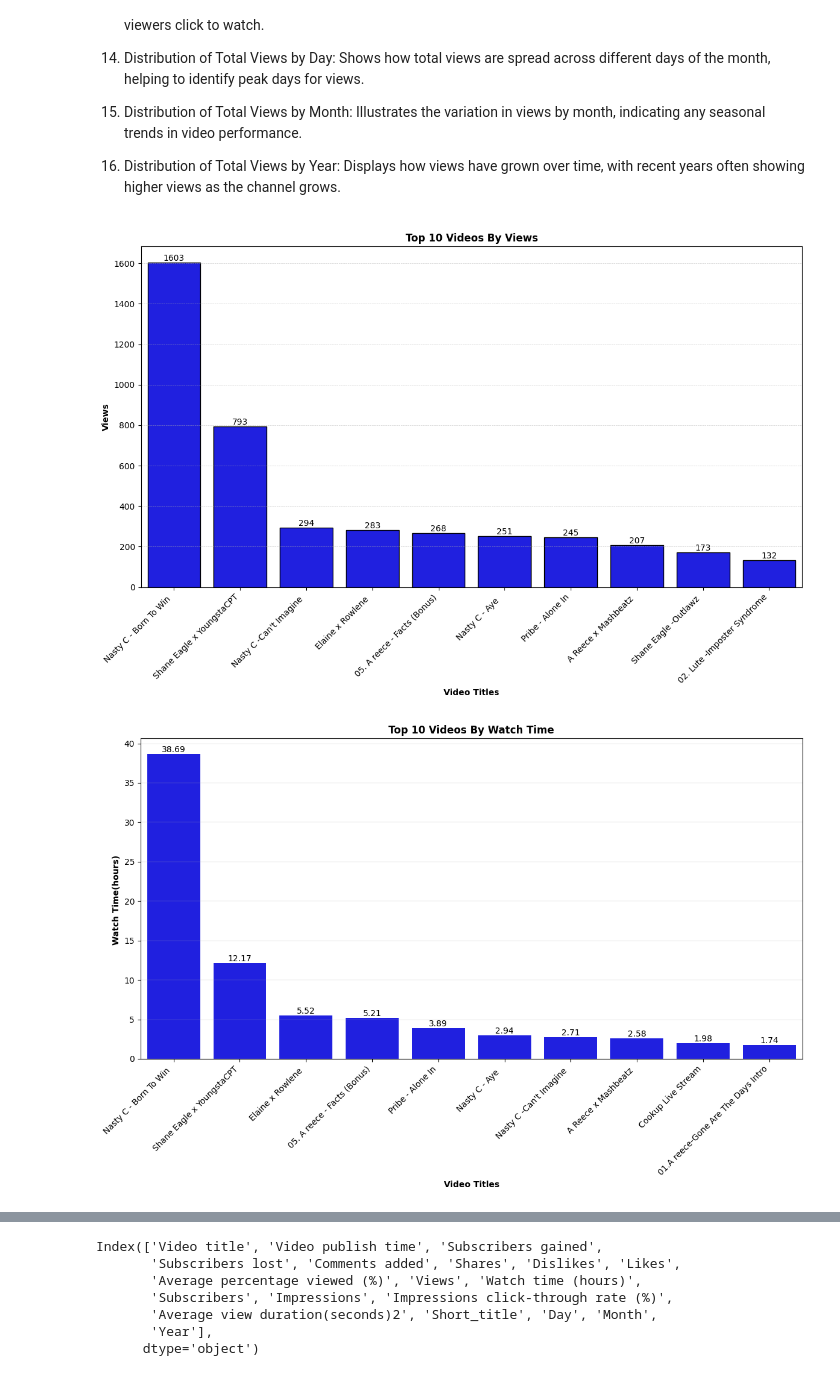
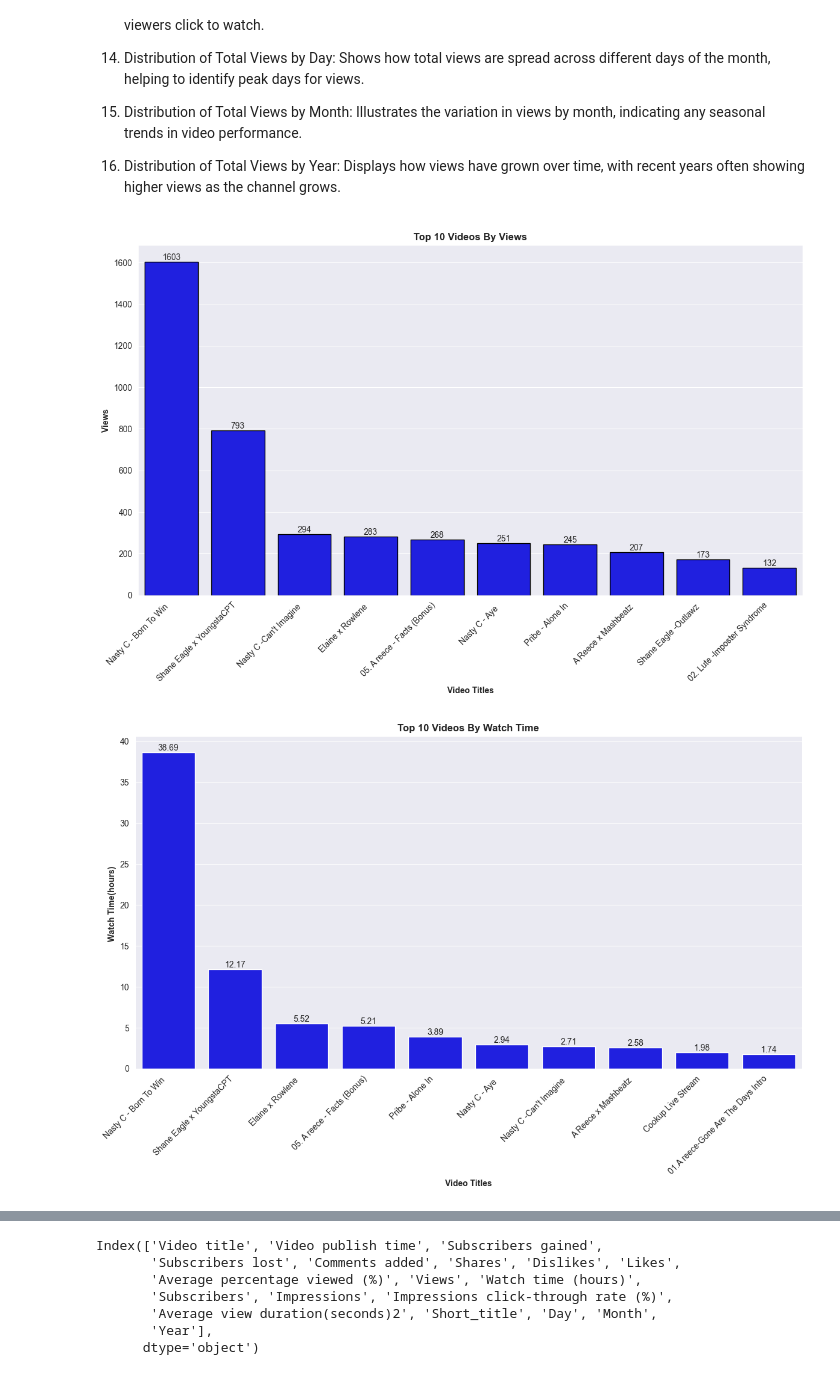
Before and after one commit to JmineSA/DataInsightsPortfolio, a Jupyter notebook: Predictive Model for Video Success(Youtube).ipynb, the cells around one changed output, grey strips where cells are left out. Drawn from its saved outputs; the diff is of its cells as text; code cells hidden in the pictures.

```diff
--- a/Predictive Model for Video Success(Youtube).ipynb
+++ b/Predictive Model for Video Success(Youtube).ipynb
@@ -44,7 +44,7 @@ warnings.filterwarnings('ignore')
 pd.options.display.float_format = '{:20.2f}'.format
 # %%
 #Reading data
-df = pd.read_excel(r'G:\New folder(MIX)\DATA SCINCE\PROJECTS\POTFOLIO\My YouTube data.xlsx')
+df = pd.read_excel(r'G:\Study\DATA SCINCE\PROJECTS\POTFOLIO\Youtube\My YouTube data.xlsx')
 df.head()
 # %% [output]
 |  | Content | Video title | Video publish time | Subscribers gained | Subscribers lost | Comments added | ... |
@@ -215,4 +215,6 @@ set(list(df.dtypes.tolist()))
  dtype('O')}
+# %%
+sns.set_style('darkgrid')
 # %%
 # Variables for this plot
 df_line = ['Day', 'Month', 'Year']
@@ -350,7 +352,7 @@ ax =sns.barplot(x='Short_title',y=Top_10_Videos_By_Views['Views'],data=Top_10_Vi
 # Rotate x-axis labels for readability
 
 # Customize gridlines
-plt.grid(True, linestyle='--', alpha=0.6, axis='y', linewidth=0.5)
+
 
 # Customizing the x and y axis labels
 plt.title('Top 10 Videos By Views',fontsize=12,weight='bold')
@@ -368,32 +370,32 @@ plt.tight_layout()
 # Show the plot
 plt.show()
 # %% [output]
-[figure, old version]
+[figure, new version]
 # %%
 #Top_10_Videos_By_Watch_time
 # Set figure size
 plt.figure(figsize=(12, 8))
 
 #plot bar
 ax =sns.barplot(x='Short_title',y='Watch time (hours)',data=Top_10_Videos_By_Watch_time.round(2),color='blue')
 # Rotate x-axis labels for readability
 plt.xticks(rotation = 45,ha='right')
 # Customizing the x and y axis labels
 plt.title('Top 10 Videos By Watch Time',fontsize=12,weight='bold')
-plt.grid(True,alpha=0.5,axis='y',linewidth=0.3)
+
 plt.xlabel('Video Titles',fontsize=10,weight='bold')
 plt.ylabel('Watch Time(hours) ',fontsize=10,weight='bold')
 
 # Add values on top of each bar
 for container in ax.containers:
     ax.bar_label(container)
 
 
 # Adjust layout to prevent clipping
 plt.tight_layout()
 plt.show()
 # %% [output]
-[figure, old version]
+[figure, new version]
 # %%
 #Top_10_Videos_By_Subscribers
 # Set figure size
```
Also changed, not shown: parts of 21 cells of this notebook.
